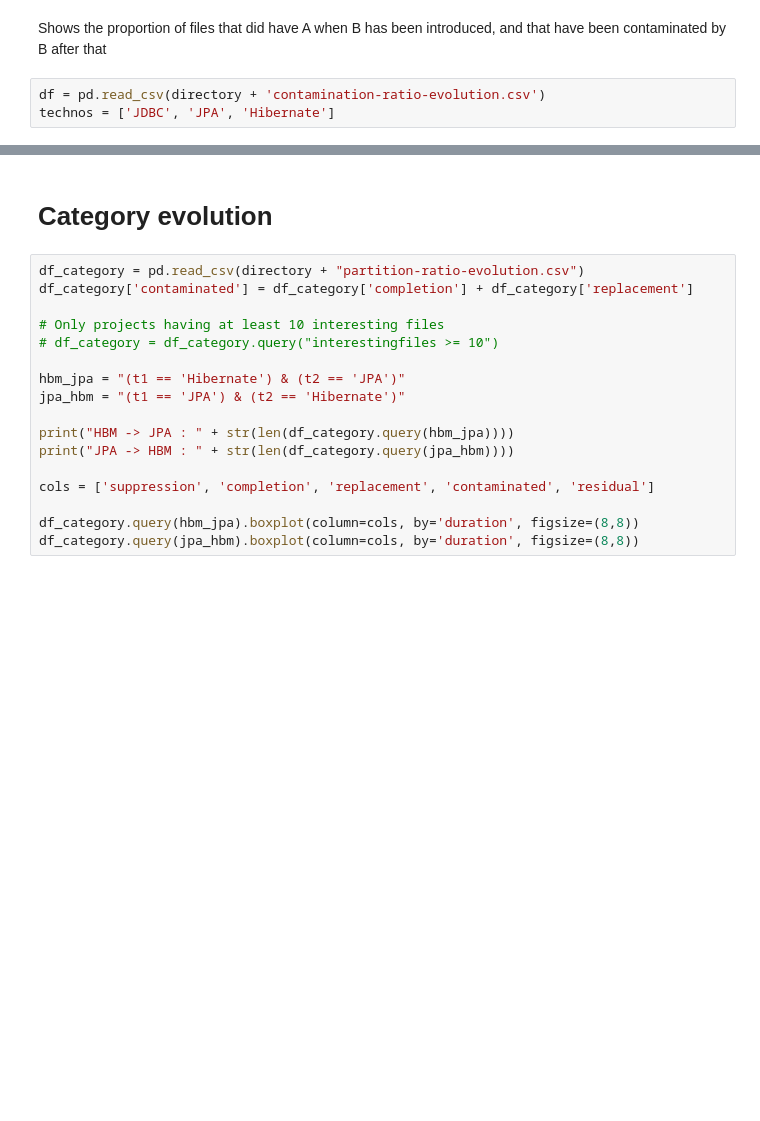
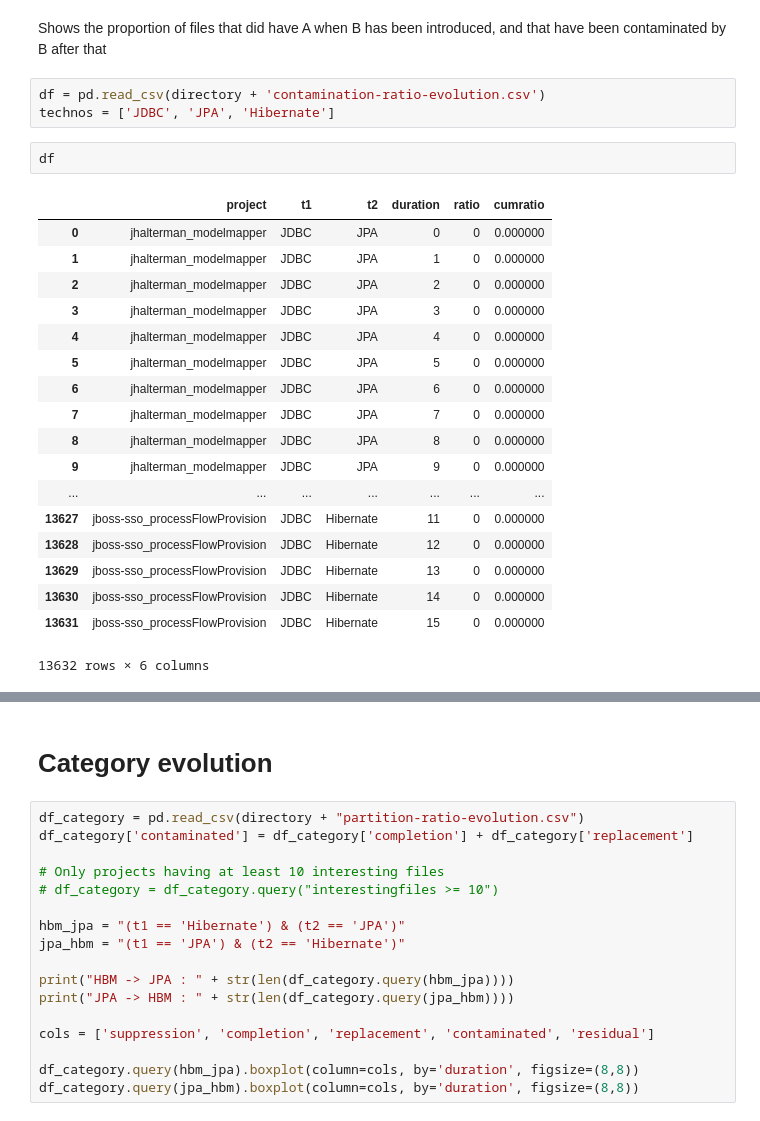
Before and after one commit to mgoeminne/saner2016, a Jupyter notebook: notebooks/file survival plot.ipynb, the cells around one changed output, grey strips where cells are left out. Drawn from its saved outputs; the diff is of its cells as text; blank space fills up the shorter version.

```diff
--- a/notebooks/file survival plot.ipynb
+++ b/notebooks/file survival plot.ipynb
@@ -75,6 +75,27 @@ Shows the proportion of files that did have A when B has been introduced, and th
 # %%
 df = pd.read_csv(directory + 'contamination-ratio-evolution.csv')
 technos = ['JDBC', 'JPA', 'Hibernate']
+# %%
+df
+# %% [output]
+|  | project | t1 | t2 | duration | ratio | cumratio |
+| 0 | jhalterman_modelmapper | JDBC | JPA | 0 | 0 | 0.000000 |
+| 1 | jhalterman_modelmapper | JDBC | JPA | 1 | 0 | 0.000000 |
+| 2 | jhalterman_modelmapper | JDBC | JPA | 2 | 0 | 0.000000 |
+| 3 | jhalterman_modelmapper | JDBC | JPA | 3 | 0 | 0.000000 |
+| 4 | jhalterman_modelmapper | JDBC | JPA | 4 | 0 | 0.000000 |
+| 5 | jhalterman_modelmapper | JDBC | JPA | 5 | 0 | 0.000000 |
+| 6 | jhalterman_modelmapper | JDBC | JPA | 6 | 0 | 0.000000 |
+| 7 | jhalterman_modelmapper | JDBC | JPA | 7 | 0 | 0.000000 |
+| 8 | jhalterman_modelmapper | JDBC | JPA | 8 | 0 | 0.000000 |
+| 9 | jhalterman_modelmapper | JDBC | JPA | 9 | 0 | 0.000000 |
+| ... | ... | ... | ... | ... | ... | ... |
+| 13627 | jboss-sso_processFlowProvision | JDBC | Hibernate | 11 | 0 | 0.000000 |
+| 13628 | jboss-sso_processFlowProvision | JDBC | Hibernate | 12 | 0 | 0.000000 |
+| 13629 | jboss-sso_processFlowProvision | JDBC | Hibernate | 13 | 0 | 0.000000 |
+| 13630 | jboss-sso_processFlowProvision | JDBC | Hibernate | 14 | 0 | 0.000000 |
+| 13631 | jboss-sso_processFlowProvision | JDBC | Hibernate | 15 | 0 | 0.000000 |
+13632 rows × 6 columns
 # %%
 # 'Final' file status
 DURATION = 15
```
Also changed, not shown: parts of 11 cells of this notebook, 1 other file.
